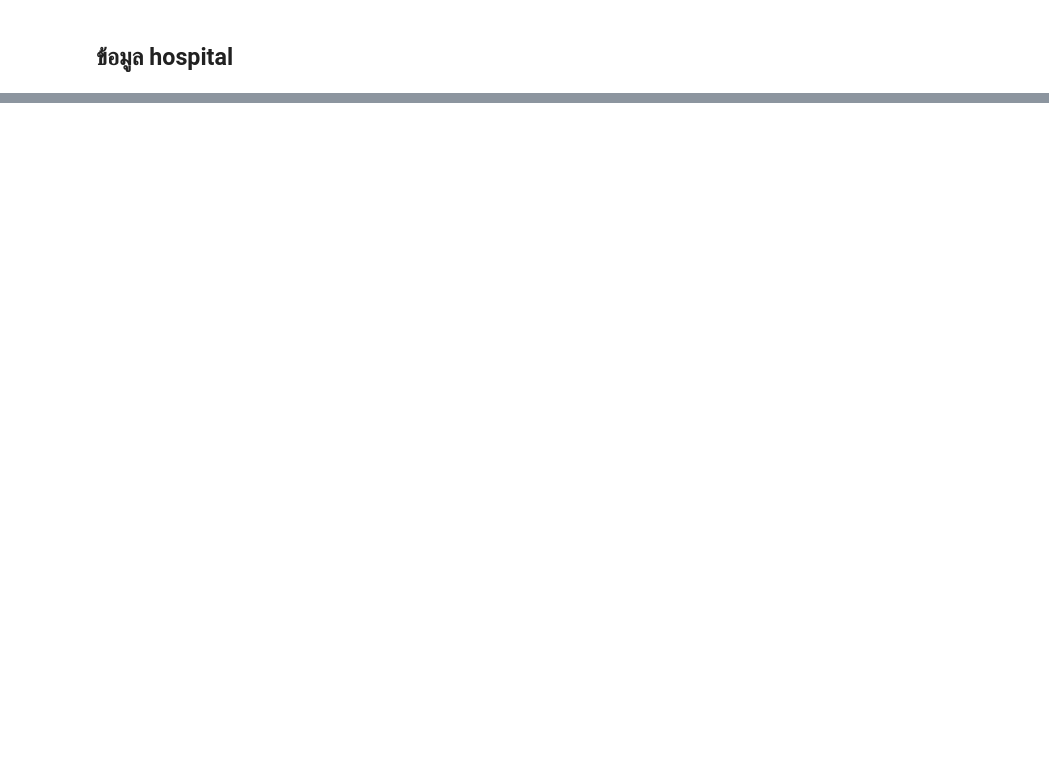
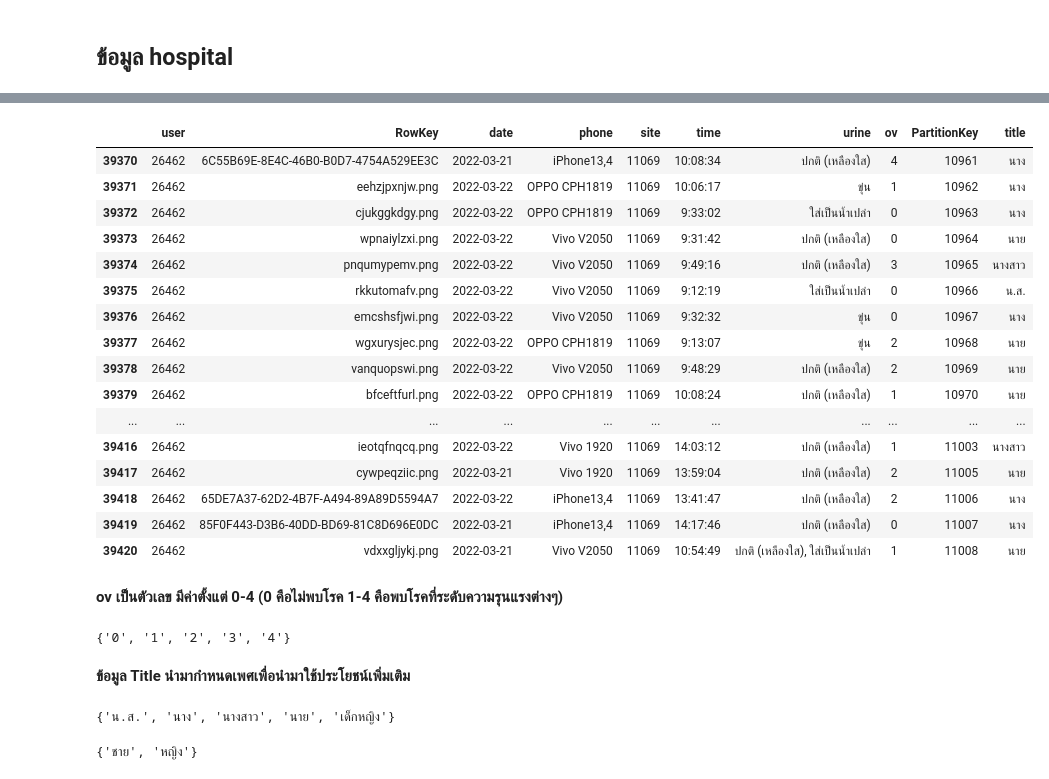
Before and after one commit to suphalaksana/data_viz_2022, a Jupyter notebook: Final_exam.ipynb, the cells around one changed output, grey strips where cells are left out. Cells and saved outputs as stored; diff of their text form; code cells hidden in the pictures; blank space fills up the shorter version.

```diff
--- a/Final_exam.ipynb
+++ b/Final_exam.ipynb
@@ -227,0 +275,30 @@ data_alldb_drop
+# %%
+data9 = data8[MS3] ##ทำการกำหนดData 8 เป็นค่าที่ทำการCleanแล้ว
+# %%
+data10 = data9[data9['site']!= '002.5']  ##พบค่าผิดปกติ คือ 002.5 จากการเช็คข้อมูล PartitionKey จึงทำการตัดออก
+# %%
+data10
+# %% [output]
+|  | user | RowKey | date | phone | site | time | urine | ov | PartitionKey | title |
+| 39370 | 26462 | 6C55B69E-8E4C-46B0-B0D7-4754A529EE3C | 2022-03-21 | iPhone13,4 | 11069 | 10:08:34 | ปกติ (เหลืองใส) | 4 | 10961 | นาง |
+| 39371 | 26462 | eehzjpxnjw.png | 2022-03-22 | OPPO CPH1819 | 11069 | 10:06:17 | ขุ่น | 1 | 10962 | นาง |
+| 39372 | 26462 | cjukggkdgy.png | 2022-03-22 | OPPO CPH1819 | 11069 | 9:33:02 | ใส่เป็นน้ำเปล่า | 0 | 10963 | นาง |
+| 39373 | 26462 | wpnaiylzxi.png | 2022-03-22 | Vivo V2050 | 11069 | 9:31:42 | ปกติ (เหลืองใส) | 0 | 10964 | นาย |
+| 39374 | 26462 | pnqumypemv.png | 2022-03-22 | Vivo V2050 | 11069 | 9:49:16 | ปกติ (เหลืองใส) | 3 | 10965 | นางสาว |
+| 39375 | 26462 | rkkutomafv.png | 2022-03-22 | Vivo V2050 | 11069 | 9:12:19 | ใส่เป็นน้ำเปล่า | 0 | 10966 | น.ส. |
+| 39376 | 26462 | emcshsfjwi.png | 2022-03-22 | Vivo V2050 | 11069 | 9:32:32 | ขุ่น | 0 | 10967 | นาง |
+| 39377 | 26462 | wgxurysjec.png | 2022-03-22 | OPPO CPH1819 | 11069 | 9:13:07 | ขุ่น | 2 | 10968 | นาย |
+| 39378 | 26462 | vanquopswi.png | 2022-03-22 | Vivo V2050 | 11069 | 9:48:29 | ปกติ (เหลืองใส) | 2 | 10969 | นาย |
+| 39379 | 26462 | bfceftfurl.png | 2022-03-22 | OPPO CPH1819 | 11069 | 10:08:24 | ปกติ (เหลืองใส) | 1 | 10970 | นาย |
+| ... | ... | ... | ... | ... | ... | ... | ... | ... | ... | ... |
+| 39416 | 26462 | ieotqfnqcq.png | 2022-03-22 | Vivo 1920 | 11069 | 14:03:12 | ปกติ (เหลืองใส) | 1 | 11003 | นางสาว |
+| 39417 | 26462 | cywpeqziic.png | 2022-03-21 | Vivo 1920 | 11069 | 13:59:04 | ปกติ (เหลืองใส) | 2 | 11005 | นาย |
+| 39418 | 26462 | 65DE7A37-62D2-4B7F-A494-89A89D5594A7 | 2022-03-22 | iPhone13,4 | 11069 | 13:41:47 | ปกติ (เหลืองใส) | 2 | 11006 | นาง |
+| 39419 | 26462 | 85F0F443-D3B6-40DD-BD69-81C8D696E0DC | 2022-03-21 | iPhone13,4 | 11069 | 14:17:46 | ปกติ (เหลืองใส) | 0 | 11007 | นาง |
+| 39420 | 26462 | vdxxgljykj.png | 2022-03-21 | Vivo V2050 | 11069 | 10:54:49 | ปกติ (เหลืองใส), ใส่เป็นน้ำเปล่า | 1 | 11008 | นาย |
+# %% [markdown]
+**ov เป็นตัวเลข มีค่าตั้งแต่ 0-4 (0 คือไม่พบโรค 1-4 คือพบโรคที่ระดับความรุนแรงต่างๆ)**
+# %%
+set(data10['ov']) # เช็คดูข้อมูล ov
+# %% [output]
+{'0', '1', '2', '3', '4'}
@@ -227,0 +307,2 @@ data_alldb_drop
+# %% [markdown]
+**ข้อมูล Title นำมากำหนดเพศเพื่อนำมาใช้ประโยชน์เพิ่มเติม**
@@ -227,0 +311,4 @@ data_alldb_drop
+# %%
+set (data11['sex']) ##ดูข้อมูลเพื่อนำมาแก้ไข
+# %% [output]
+{'น.ส.', 'นาง', 'นางสาว', 'นาย', 'เด็กหญิง'}
@@ -227,0 +365,4 @@ data_alldb_drop
+# %%
+set (data11['sex'])
+# %% [output]
+{'ชาย', 'หญิง'}
```
Also changed, not shown: parts of 81 cells of this notebook.
